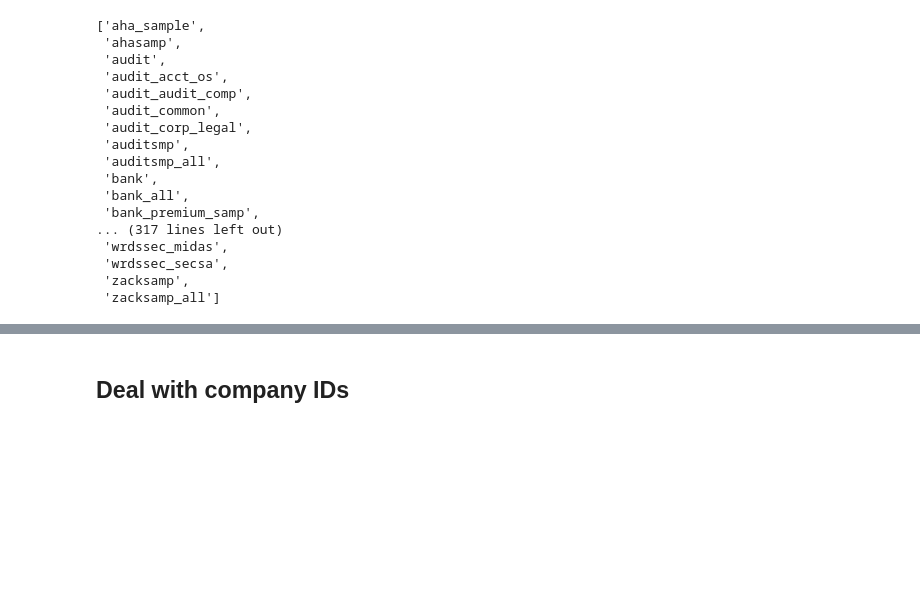
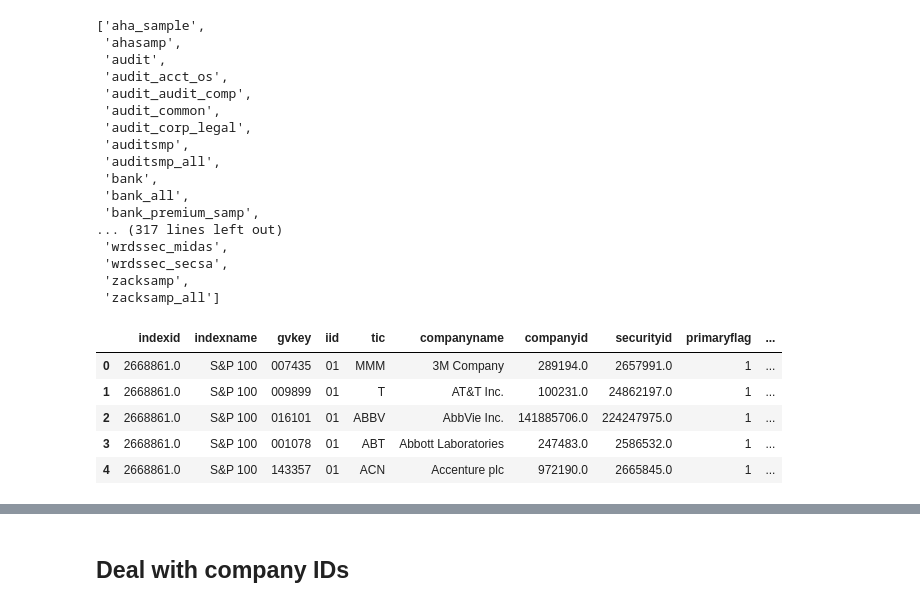
Before and after one commit to V-GAO/CEO_SocialCapital, a Jupyter notebook: notebooks/EDA_WRDS.ipynb, the cells around one changed output, grey strips where cells are left out. Saved outputs shown, nothing was run; the diff lists cells and outputs as text; code cells hidden in the pictures; blank space fills up the shorter version.

```diff
--- a/notebooks/EDA_WRDS.ipynb
+++ b/notebooks/EDA_WRDS.ipynb
@@ -30,3 +54,14 @@ db.list_libraries()
  'wrdssec_secsa',
  'zacksamp',
  'zacksamp_all']
+# %%
+with db:
+    stocknames = db.get_table(library='comp_na_daily_all', table='wrds_idx_cst_current', rows=10)
+stocknames.head()
+# %% [output]
+|  | indexid | indexname | gvkey | iid | tic | companyname | companyid | securityid | primaryflag | ... |
+| 0 | 2668861.0 | S&P 100 | 007435 | 01 | MMM | 3M Company | 289194.0 | 2657991.0 | 1 | ... |
+| 1 | 2668861.0 | S&P 100 | 009899 | 01 | T | AT&T Inc. | 100231.0 | 24862197.0 | 1 | ... |
+| 2 | 2668861.0 | S&P 100 | 016101 | 01 | ABBV | AbbVie Inc. | 141885706.0 | 224247975.0 | 1 | ... |
+| 3 | 2668861.0 | S&P 100 | 001078 | 01 | ABT | Abbott Laboratories | 247483.0 | 2586532.0 | 1 | ... |
+| 4 | 2668861.0 | S&P 100 | 143357 | 01 | ACN | Accenture plc | 972190.0 | 2665845.0 | 1 | ... |
```
Also changed, not shown: parts of 15 cells of this notebook, 56 other files.
